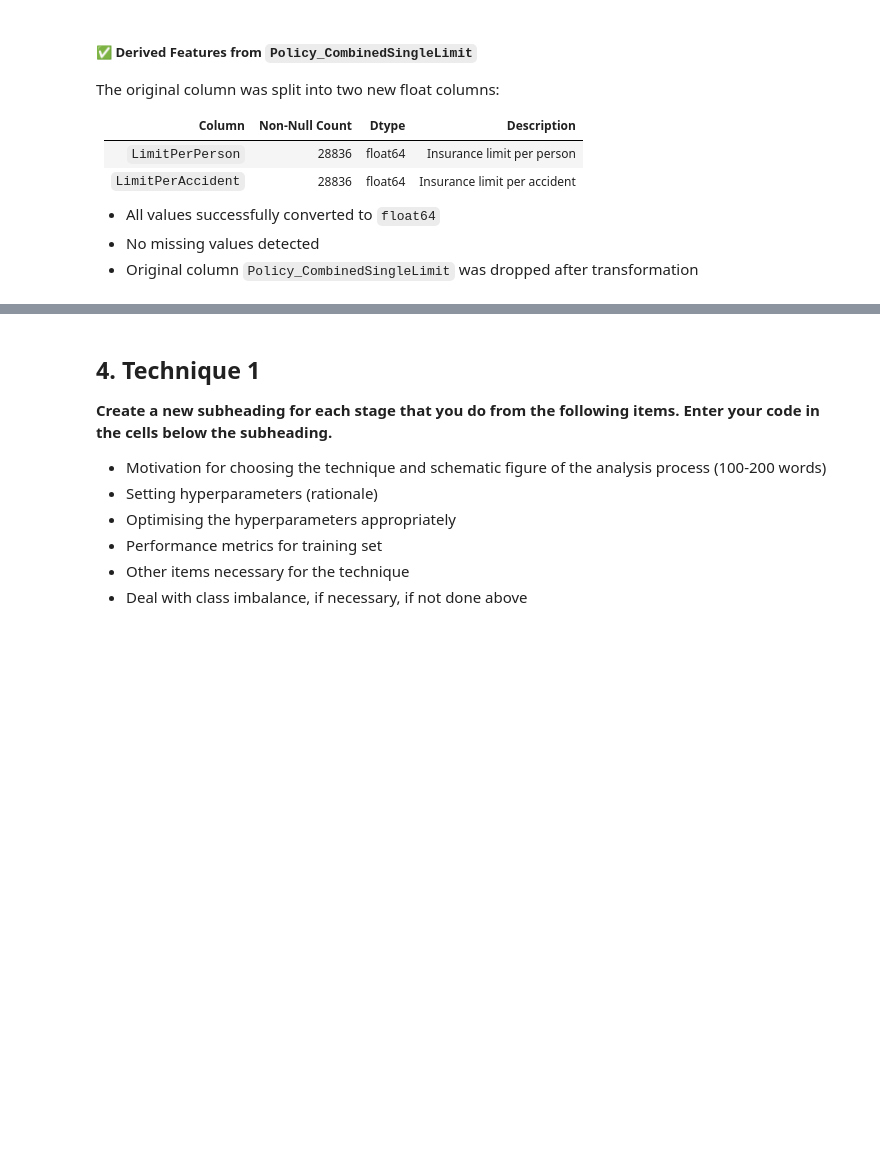
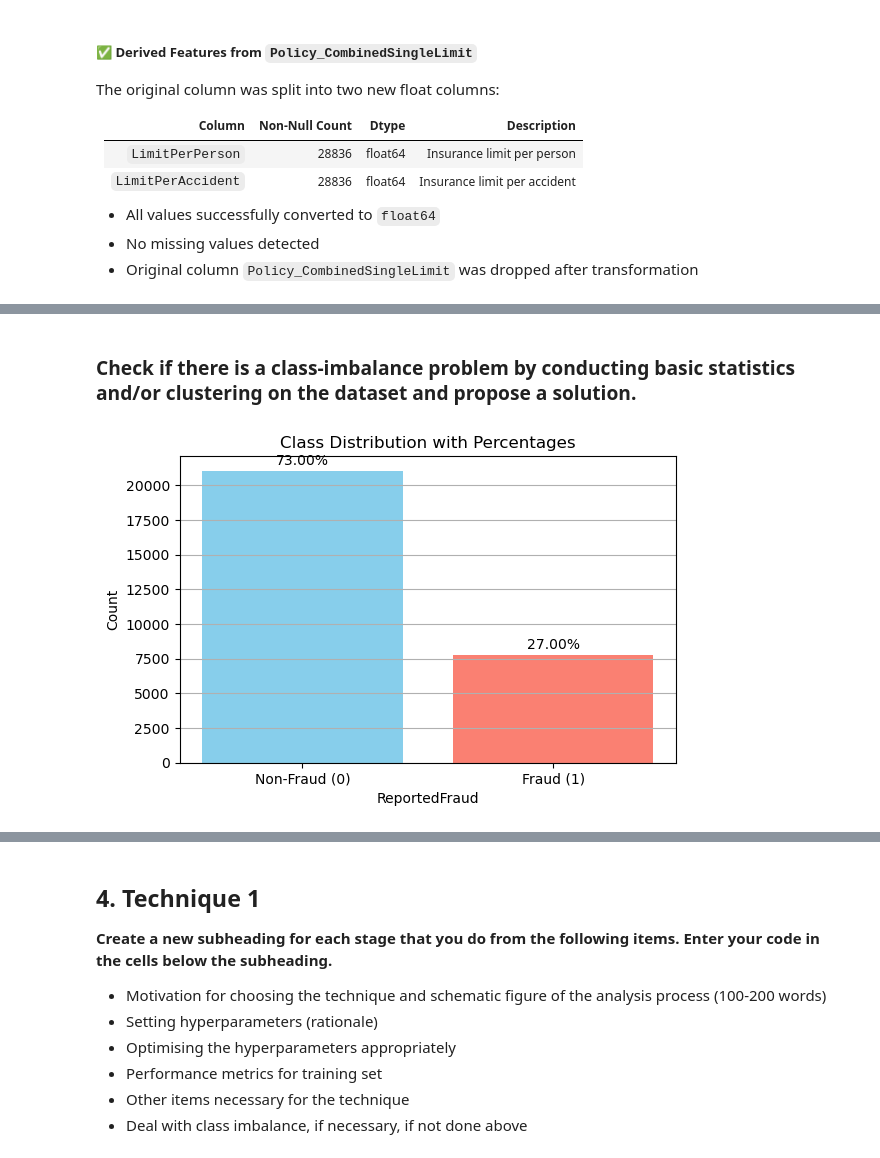
Before and after one commit to sumeetraheja/uol-module2-insurance, a Jupyter notebook: Assessment.ipynb, the cells around one changed output, grey strips where cells are left out. Drawn from its saved outputs; the diff is of its cells as text; code cells hidden in the pictures; blank space fills up the shorter version.

```diff
--- a/Assessment.ipynb
+++ b/Assessment.ipynb
@@ -477,0 +497,10 @@ memory usage: 450.7 KB
+# %%
+merged_df['IncidentYear'] = merged_df['DateOfIncident'].dt.year
+merged_df['IncidentMonth'] = merged_df['DateOfIncident'].dt.month
+merged_df['IncidentDay'] = merged_df['DateOfIncident'].dt.day
+merged_df['IncidentWeekDay'] = merged_df['DateOfIncident'].dt.weekday
+merged_df['IncidentWeek'] = merged_df['DateOfIncident'].dt.isocalendar().week
+merged_df['IncidentIsOnWeekend'] = merged_df['IncidentWeekDay'].isin([5,6]).astype(int)
+merged_df['DaysSincePolicyStart'] = (merged_df['DateOfIncident'] - merged_df['DateOfPolicyCoverage']).dt.days
+
+merged_df.drop(columns=['DateOfIncident','DateOfPolicyCoverage'],inplace=True)
@@ -502,3 +528,0 @@ To reduce noise and avoid overfitting, the following columns were removed:
-# %%
-merged_df.drop(['Policy_CombinedSingleLimit','CustomerID','InsurancePolicyNumber','VehicleID'] , axis=1,inplace=True)
-merged_df.columns
@@ -566,3 +528,0 @@ A heatmap of the Pearson correlation matrix was generated for all numerical feat
-# %%
-merged_df.drop(['AmountOfTotalClaim'] , axis=1,inplace=True)
-merged_df.columns
@@ -582,0 +759,4 @@ Index(['DateOfIncident', 'TypeOfIncident', 'TypeOfCollission',
+# %%
+merged_df.drop(['Policy_CombinedSingleLimit','CustomerID','InsurancePolicyNumber','VehicleID','IncidentAddress','IncidentYear','Country'] , axis=1,inplace=True)
+merged_df.columns
+merged_df.info()
@@ -582,0 +781,27 @@ Index(['DateOfIncident', 'TypeOfIncident', 'TypeOfCollission',
+# %% [markdown]
+### Check if there is a class-imbalance problem by conducting basic statistics and/or clustering on the dataset and propose a solution.
+# %%
+
+# Class distribution (already mapped to 0/1)
+class_counts = merged_df['ReportedFraud'].value_counts()
+class_percentages = class_counts / class_counts.sum() * 100
+
+# Bar plot
+plt.figure(figsize=(6, 4))
+bars = plt.bar(class_counts.index.astype(str), class_counts.values, color=['skyblue', 'salmon'])
+
+# Add percentage labels on top of each bar
+for bar, percentage in zip(bars, class_percentages):
+    height = bar.get_height()
+    plt.text(bar.get_x() + bar.get_width()/2.0, height + 200, f'{percentage:.2f}%', ha='center', va='bottom')
+
+# Labels and styling
+plt.title("Class Distribution with Percentages")
+plt.xlabel("ReportedFraud")
+plt.ylabel("Count")
+plt.xticks(ticks=[0, 1], labels=["Non-Fraud (0)", "Fraud (1)"])
+plt.grid(axis='y')
+plt.tight_layout()
+plt.show()
+# %% [output]
+[figure, added]
```
Also changed, not shown: parts of 62 cells of this notebook, 2 other files.
